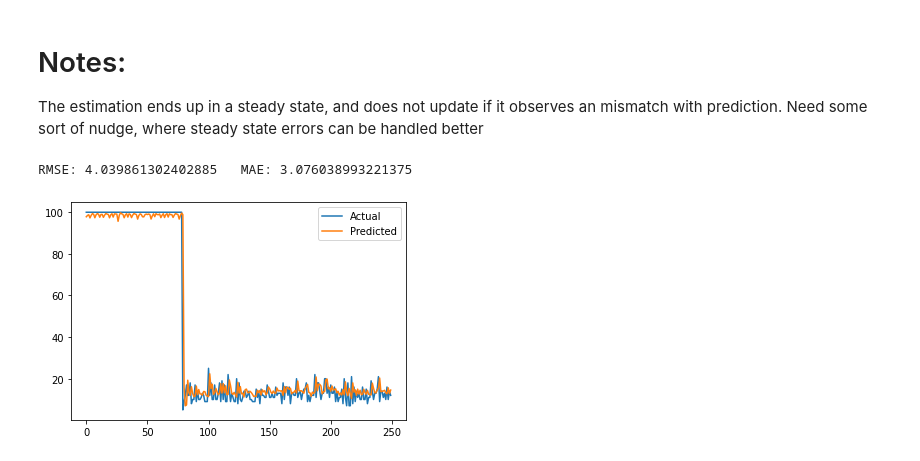
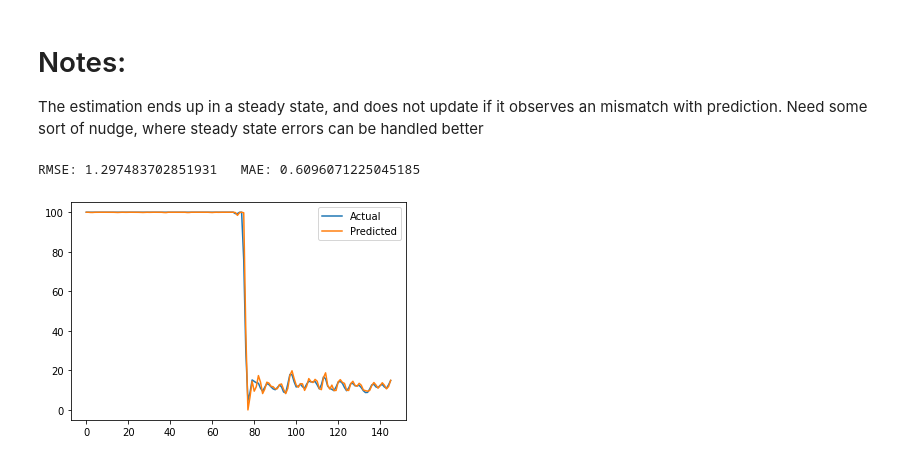
Before and after one commit to dipayan2/ARMAModel, a Jupyter notebook: ModularCode.ipynb, the cells around one changed output. Saved outputs shown, nothing was run; the diff lists cells and outputs as text; code cells hidden in the pictures.

Commit message:
Pass filtered prediction

```diff
--- a/ModularCode.ipynb
+++ b/ModularCode.ipynb
@@ -343,7 +343,7 @@ def getNewDataFrame(fileName):
     myDf['mScore'] = myDf['mUtil']*myDf['mFreq']/825000000
     myDf['memF'] = myDf['mFreq']*100/825000000
     myDf['bcScore'] = myDf['bUtil']*myDf['bFreq']/1400000
-#     myDf['cpuF'] = myDf['cpufreq']*100/1000000
+    myDf['bF'] = myDf['bFreq']*100/1400000
     return myDf
 
 def getDataMatrix(dx,dy=None): # dy should be multi-dimensional
@@ -362,21 +362,28 @@ def getDataMatrix(dx,dy=None): # dy should be multi-dimensional
 #         for v in zip(dx,dy):
             data_matrix.append(v)
     return data_matrix
+# %%
+def butter_filter(data, cutoff, fs=2.0, order=2,passtype='low'):
+    nyq = 0.5*fs
+    normal_cutoff = cutoff / nyq
+    # Get the filter coefficients
+    b, a = butter(order, normal_cutoff, btype=passtype, analog=False)
+    y = filtfilt(b, a, data)
+    y = np.array(y)
+    return y
 # %%
 # Latest Code
 def main(TEST_START=7500,STEP=50,N_CLUST=5,TRAIN_END=7500,ARP=4):
     utilData = getNewDataFrame('./UtilTestFinal')
 #     print("Size of data:",utilData.head())
-    dy = utilData.bUtil.dropna().to_numpy()
-    dz = utilData.mUtil.diff().dropna().to_numpy()
     df_raw = pd.DataFrame()
     df_raw['endog'] = utilData.bUtil
     df_raw['exog1'] = utilData.mUtil.diff().shift(1)
-    df_raw['exog2'] = utilData.mUtil.diff().shift(2)
+    df_raw['exog2'] = utilData.mUtil.diff().shift(1)
     df_data = df_raw.dropna()
-    dy = df_data.endog.to_numpy()
-    dz = df_data.exog1.to_numpy()
-    dx = df_data.exog2.to_numpy()
+    dy = np.clip(butter_filter(df_data.endog.to_numpy(),0.5),0,100)
+    dz = np.clip(butter_filter(df_data.exog1.to_numpy(),0.5),0,100)
+    dx = np.clip(butter_filter(df_data.exog2.to_numpy(),0.5),0,100)
 #     plot_pacf(dz,lags=20,alpha=0.05)
 #     return
 #     dy = utilData.cpuload.dropna().to_numpy()
@@ -392,6 +399,7 @@ def main(TEST_START=7500,STEP=50,N_CLUST=5,TRAIN_END=7500,ARP=4):
 
 
     y_dmat = getDataMatrix(y_train,[x_train,x_train2])
+#     y_dmat = getDataMatrix(y_train)
     myClust = OSLFuzzyCluster(y_dmat,n_cluster=nCluster)
     _, data_weight = myClust.fit()
 #     print(dy[0])
@@ -427,6 +435,7 @@ def main(TEST_START=7500,STEP=50,N_CLUST=5,TRAIN_END=7500,ARP=4):
     for i in range(STEP):
         # Get prob of P(Y(t-1) in i) using cluster
         P_prior = myClust.predict_clust([y_prior,x_prior,x2_prior])[0]
+#         P_prior = myClust.predict_clust([y_prior,y_prior])[0]
 #         print("P",P_prior)
         P_like = []
         # Predict likelihood of Y(t) in cluster based on transition prob
@@ -435,6 +444,7 @@ def main(TEST_START=7500,STEP=50,N_CLUST=5,TRAIN_END=7500,ARP=4):
             for j in range(nCluster):
                 prob += trans_prob[j][k]*P_prior[j]
             P_like.append(prob)
+#         print("PLike",P_like)
 
 #         print("PLike",P_like)
         y_act = y_test[i]
@@ -446,10 +456,13 @@ def main(TEST_START=7500,STEP=50,N_CLUST=5,TRAIN_END=7500,ARP=4):
         for j in range(nCluster):
             y_pred.append(models[j].get_predict([x_prior,x2_prior])[0])
             y_est += y_pred[-1]*P_like[j]
-        y_est = max(0, min(y_est - res_pred, 100))
+            if P_like[j] > 0.7:
+                y_est = y_pred[-1]
+                break
+        y_est = max(0, min(y_est-res_pred, 100))
         res = y_est - y_act
 
-        if abs(res) < 50:      # removing huge state changes
+        if abs(res) < 20:      # removing huge state changes
             RMSE.append(res*res)
             MAE.append(abs(res))
         res_pred = 0.3* res + 0.7*res_pred
@@ -461,16 +474,16 @@ def main(TEST_START=7500,STEP=50,N_CLUST=5,TRAIN_END=7500,ARP=4):
         for j in range(nCluster):
             models[j].update_data([y_act],exog=[x_prior,x2_prior],residual=[res])
 
-    print("RMSE:", sqrt(sum(RMSE)/len(RMSE)), "  MAE:", sum(MAE)/len(MAE))
+    print("RMSE:", sqrt(sum(RMSE[ARP:])/len(RMSE[ARP:])), "  MAE:", sum(MAE[ARP:])/len(MAE[ARP:]))
     df_plot = pd.DataFrame()
-    df_plot['Actual'] = Y_ACT
-    df_plot['Predicted'] = Y_PRED
+    df_plot['Actual'] = Y_ACT[ARP:]
+    df_plot['Predicted'] = Y_PRED[ARP:]
     df_plot[['Actual','Predicted']].plot()
 # %% [markdown]
 # Notes:
 The estimation ends up in a steady state, and does not update if it observes an mismatch with prediction. Need some sort of nudge, where steady state errors can be handled better
 # %%
-main(TRAIN_END=7500,TEST_START=7500,N_CLUST=15,STEP=250,ARP=5)
+main(TRAIN_END=7500,TEST_START=7500,N_CLUST=10,STEP=150,ARP=4)
 # %% [output]
-RMSE: 4.039861302402885   MAE: 3.076038993221375
+RMSE: 1.297483702851931   MAE: 0.6096071225045185
-[figure, old version]
+[figure, new version]
```
Also changed, not shown: parts of 3 cells of this notebook, 1 other file.
